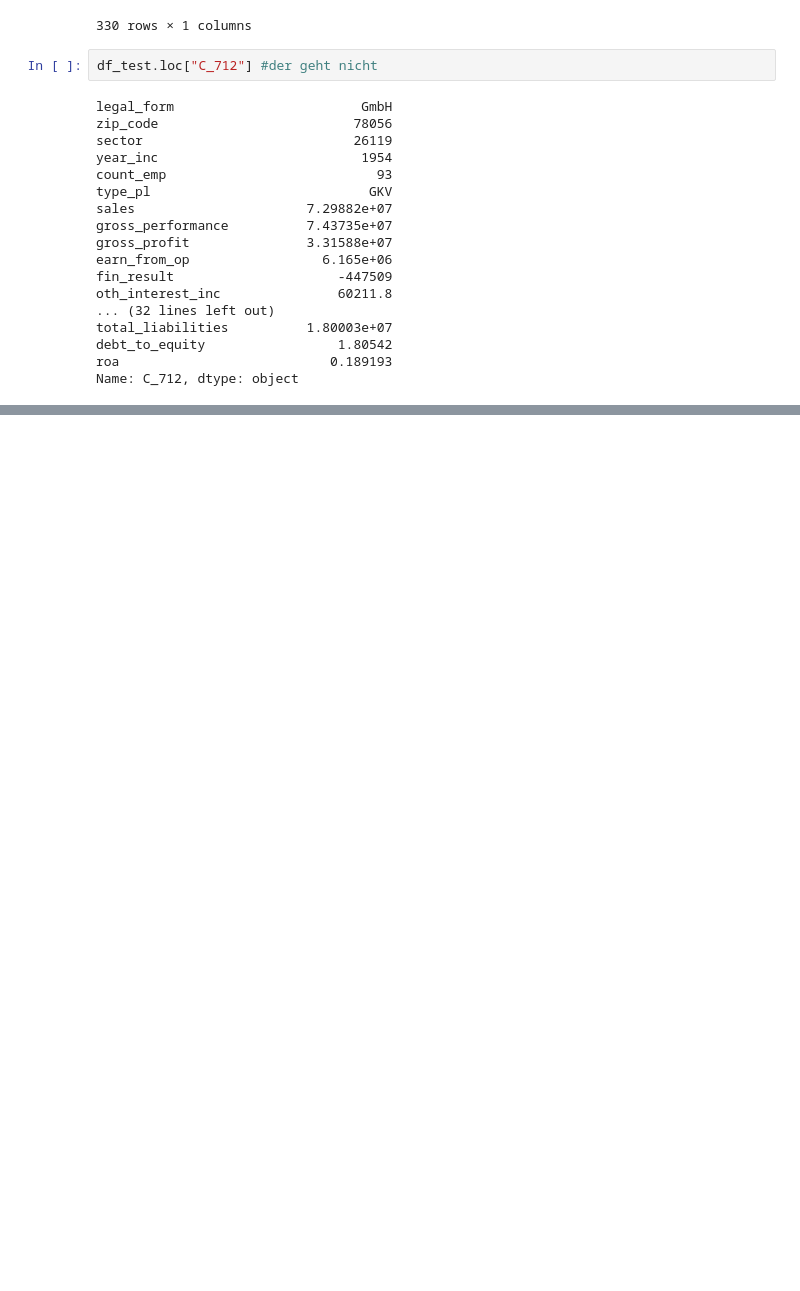
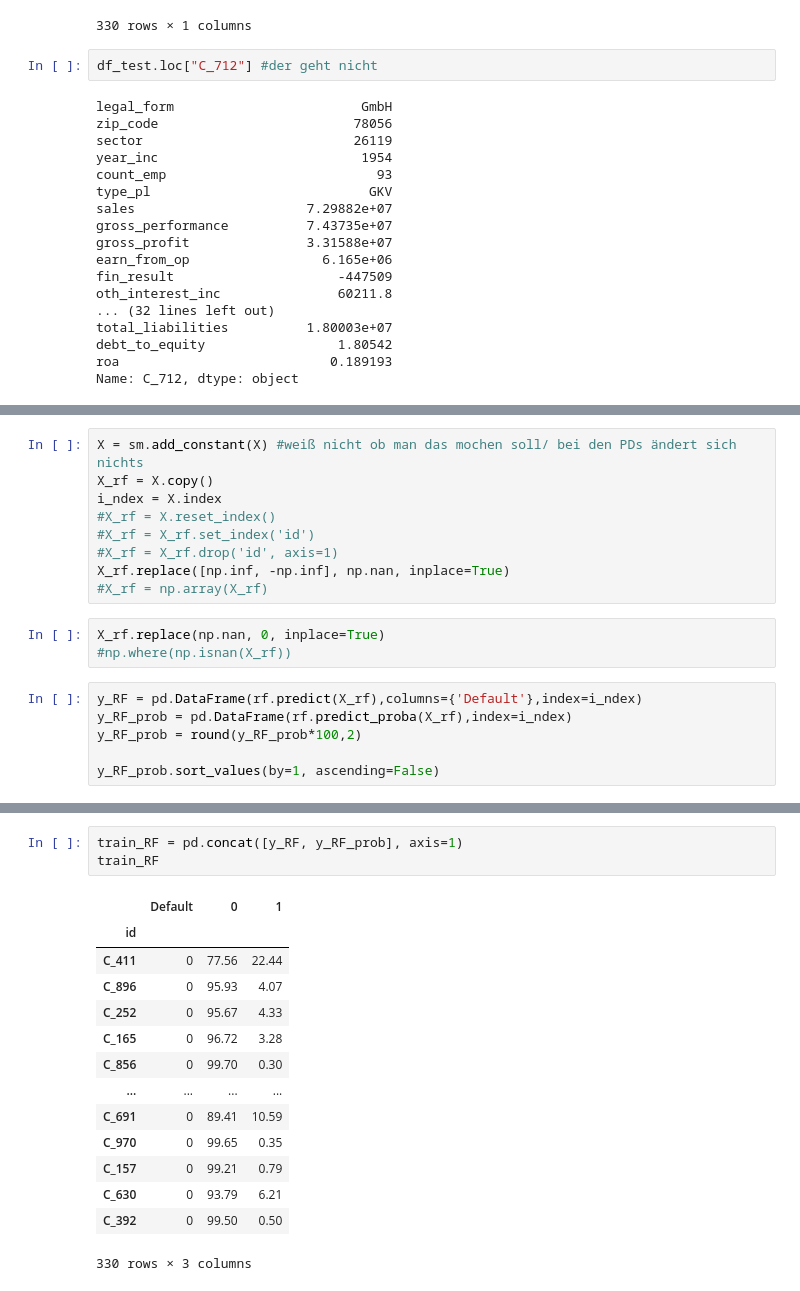
Before and after one commit to danIBK/SE_Risk_Management, a Jupyter notebook: Hello World.ipynb, the cells around one changed output, grey strips where cells are left out. Saved outputs shown, nothing was run; the diff lists cells and outputs as text; blank space fills up the shorter version.

```diff
--- a/Hello World.ipynb
+++ b/Hello World.ipynb
@@ -1154,0 +1200,18 @@ Name: C_712, dtype: object
+# %%
+X = sm.add_constant(X) #weiß nicht ob man das mochen soll/ bei den PDs ändert sich nichts
+X_rf = X.copy()
+i_ndex = X.index
+#X_rf = X.reset_index()
+#X_rf = X_rf.set_index('id')
+#X_rf = X_rf.drop('id', axis=1)
+X_rf.replace([np.inf, -np.inf], np.nan, inplace=True)
+#X_rf = np.array(X_rf)
+# %%
+X_rf.replace(np.nan, 0, inplace=True)
+#np.where(np.isnan(X_rf))
+# %%
+y_RF = pd.DataFrame(rf.predict(X_rf),columns={'Default'},index=i_ndex)
+y_RF_prob = pd.DataFrame(rf.predict_proba(X_rf),index=i_ndex)
+y_RF_prob = round(y_RF_prob*100,2)
+
+y_RF_prob.sort_values(by=1, ascending=False)
@@ -1154,0 +1250,18 @@ Name: C_712, dtype: object
+# %%
+train_RF = pd.concat([y_RF, y_RF_prob], axis=1)
+train_RF
+# %% [output]
+|  | Default | 0 | 1 |
+| id |  |  |  |
+| C_411 | 0 | 77.56 | 22.44 |
+| C_896 | 0 | 95.93 | 4.07 |
+| C_252 | 0 | 95.67 | 4.33 |
+| C_165 | 0 | 96.72 | 3.28 |
+| C_856 | 0 | 99.70 | 0.30 |
+| ... | ... | ... | ... |
+| C_691 | 0 | 89.41 | 10.59 |
+| C_970 | 0 | 99.65 | 0.35 |
+| C_157 | 0 | 99.21 | 0.79 |
+| C_630 | 0 | 93.79 | 6.21 |
+| C_392 | 0 | 99.50 | 0.50 |
+330 rows × 3 columns
```
Also changed, not shown: parts of 24 cells of this notebook, 2 other files.
